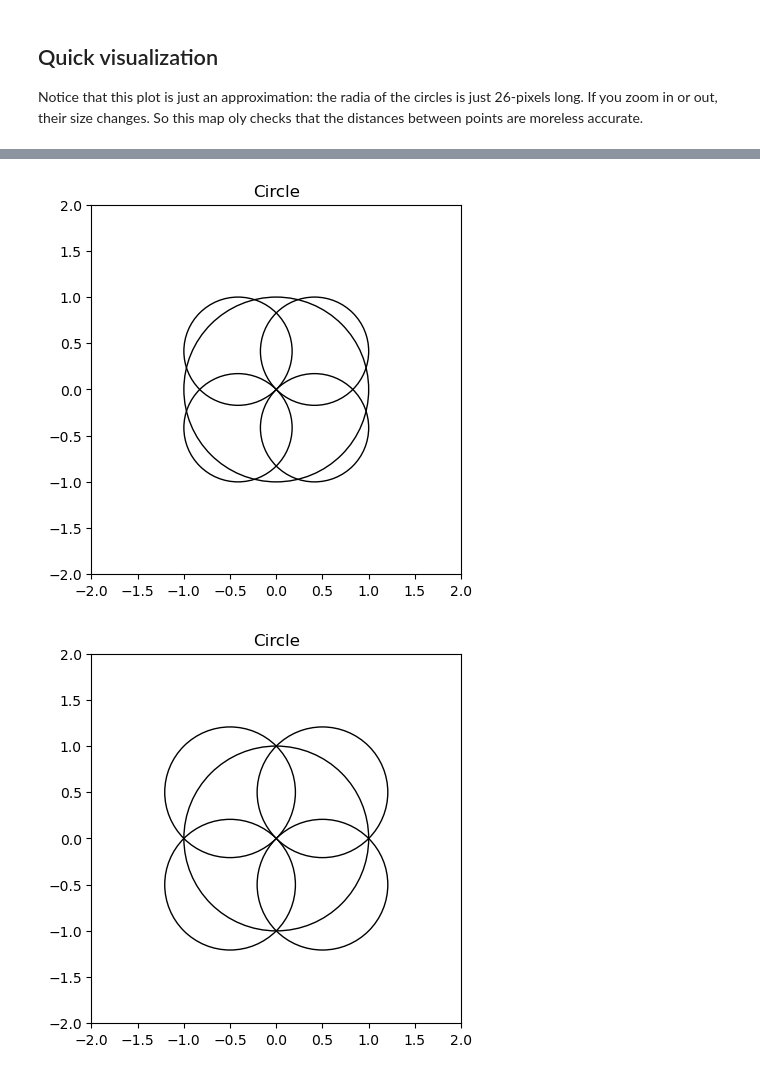
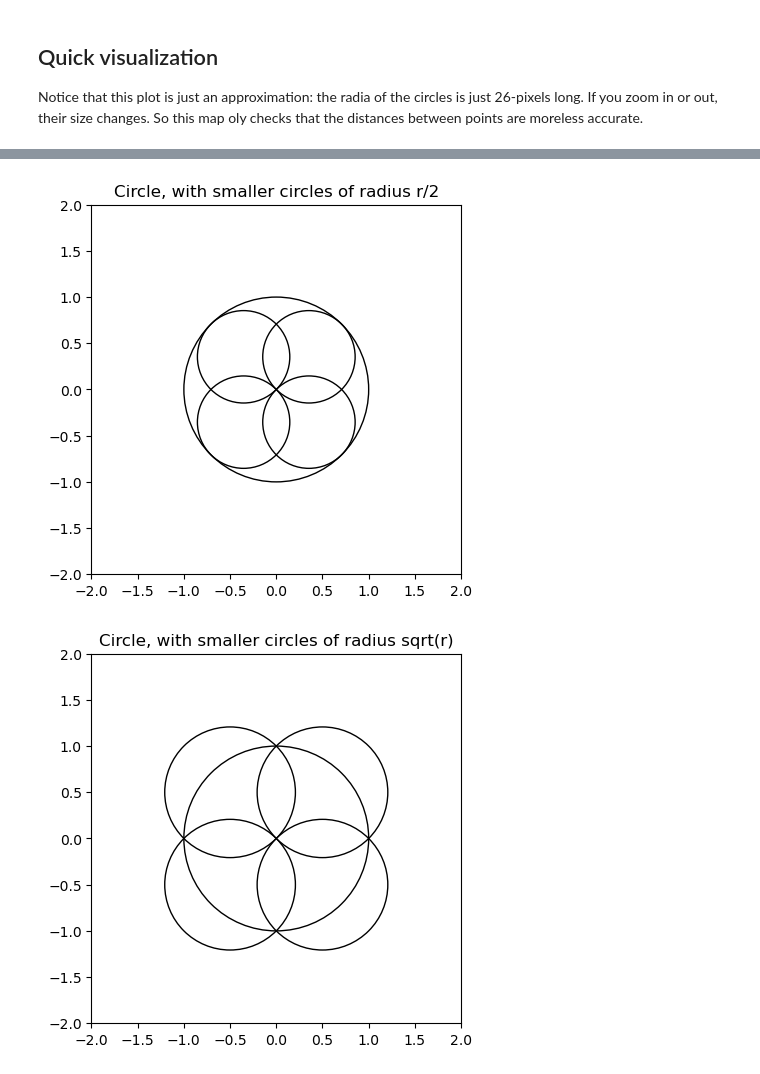
Before and after one commit to COrtsJosep/landscape-aesthetics, a Jupyter notebook: geo_scraping.ipynb, the cells around one changed output, grey strips where cells are left out. Drawn from its saved outputs; the diff is of its cells as text; code cells hidden in the pictures.

```diff
--- a/geo_scraping.ipynb
+++ b/geo_scraping.ipynb
@@ -271,34 +230,34 @@ math.pi/2
 # %%
 ### if we divide radius by two
 r = 1
-nr = r/(1 + 2**(-0.5))
+nr = r/2
 figure, axes = plt.subplots()
 Drawing_uncolored_circle0 = plt.Circle( (0, 0 ),
                                       r,
                                       fill = False )
 Drawing_uncolored_circle1 = plt.Circle( (nr/math.sqrt(2), nr/math.sqrt(2)) ,
                                       nr,
                                       fill = False )
 Drawing_uncolored_circle2 = plt.Circle( (nr/math.sqrt(2), -nr/math.sqrt(2)) ,
                                       nr,
                                       fill = False )
 Drawing_uncolored_circle3 = plt.Circle( (-nr/math.sqrt(2), nr/math.sqrt(2)) ,
                                       nr,
                                       fill = False )
 Drawing_uncolored_circle4 = plt.Circle( (-nr/math.sqrt(2), -nr/math.sqrt(2)) ,
                                       nr,
                                       fill = False )
 
 
 axes.set_aspect(1 )
 axes.add_artist(Drawing_uncolored_circle0)
 axes.add_artist(Drawing_uncolored_circle1)
 axes.add_artist(Drawing_uncolored_circle2)
 axes.add_artist(Drawing_uncolored_circle3)
 axes.add_artist(Drawing_uncolored_circle4)
 axes.set_xlim(-2*r, 2*r)
 axes.set_ylim(-2*r, 2*r)
-plt.title( 'Circle' )
+plt.title( 'Circle, with smaller circles of radius r/2' )
 plt.show()
 # %% [output]
-[figure, old version]
+[figure, new version]
@@ -307,4 +264,5 @@ plt.show()
 # %%
+# if we divide radius by sqrt(2)
 r = 1
 nr = r/math.sqrt(2)
 figure, axes = plt.subplots()
@@ -325,7 +283,7 @@ Drawing_uncolored_circle4 = plt.Circle( (-nr/math.sqrt(2), -nr/math.sqrt(2)) ,
                                       fill = False )
 
 
-axes.set_aspect(1 )
+axes.set_aspect(1)
 axes.add_artist(Drawing_uncolored_circle0)
 axes.add_artist(Drawing_uncolored_circle1)
 axes.add_artist(Drawing_uncolored_circle2)
@@ -333,7 +291,7 @@ axes.add_artist(Drawing_uncolored_circle3)
 axes.add_artist(Drawing_uncolored_circle4)
 axes.set_xlim(-2*r, 2*r)
 axes.set_ylim(-2*r, 2*r)
-plt.title( 'Circle' )
+plt.title( 'Circle, with smaller circles of radius sqrt(r)' )
 plt.show()
 # %% [output]
-[figure, old version]
+[figure, new version]
```
Also changed, not shown: parts of 11 cells of this notebook.
